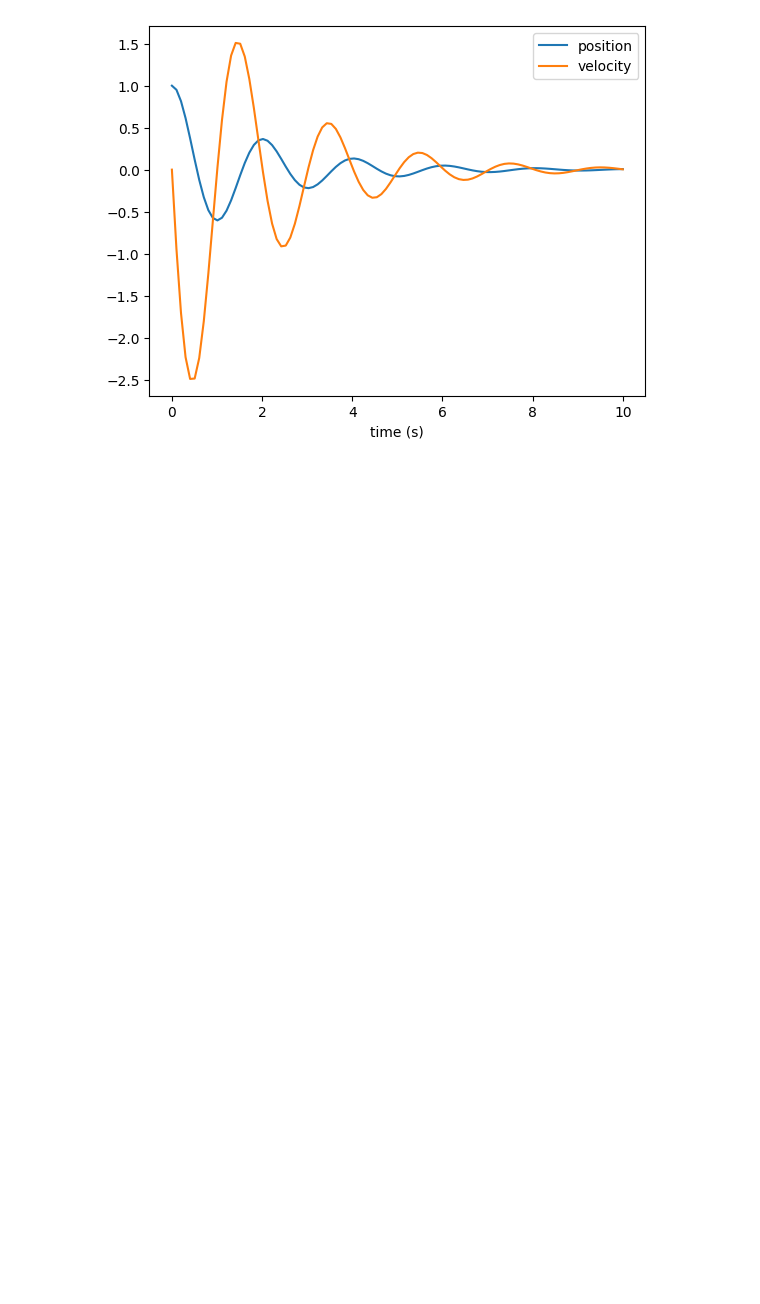
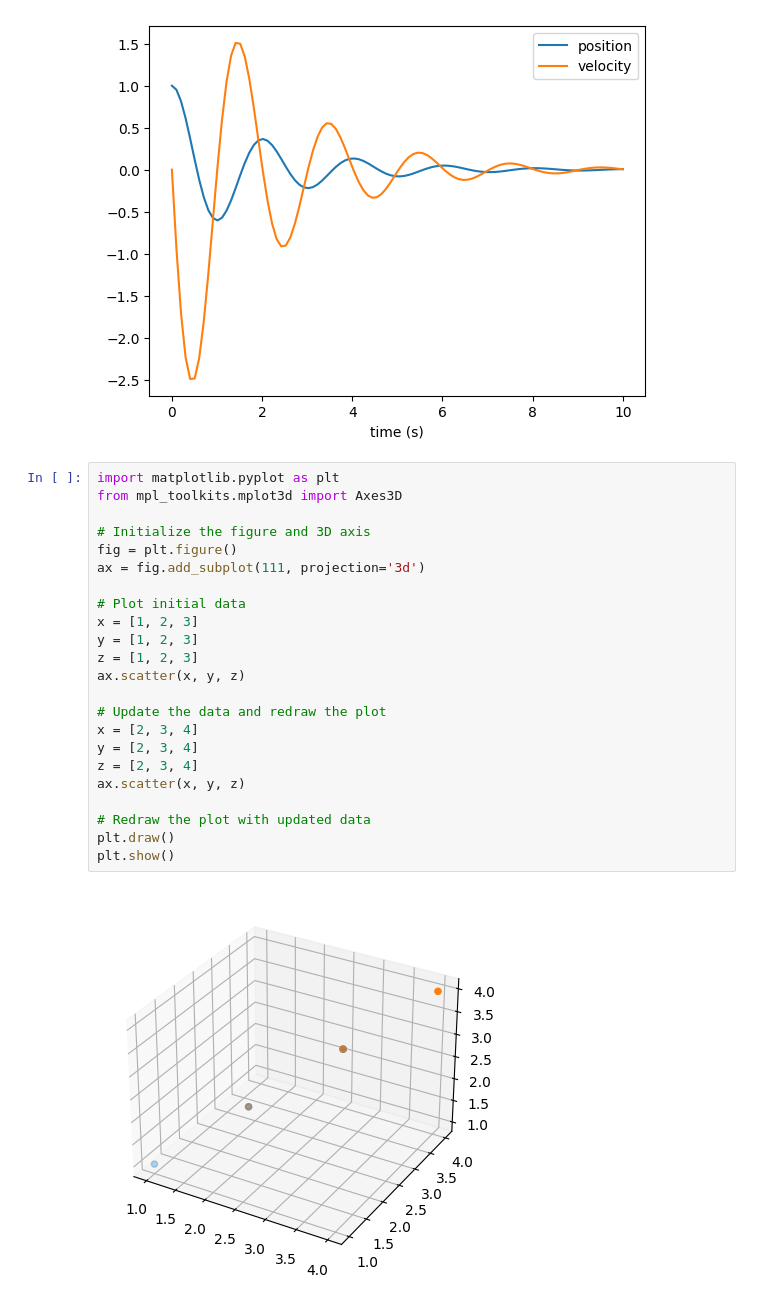
Before and after one commit to dringakn/ROSExamples, a Jupyter notebook: script/mav_modelling.ipynb, the cells around one changed output. Cells and saved outputs as stored; diff of their text form; blank space fills up the shorter version.

```diff
--- a/script/mav_modelling.ipynb
+++ b/script/mav_modelling.ipynb
@@ -111,3 +111,28 @@ plt.xlabel('time (s)')
 plt.show()
 # %% [output]
 [figure]
+# %%
+import matplotlib.pyplot as plt
+from mpl_toolkits.mplot3d import Axes3D
+
+# Initialize the figure and 3D axis
+fig = plt.figure()
+ax = fig.add_subplot(111, projection='3d')
+
+# Plot initial data
+x = [1, 2, 3]
+y = [1, 2, 3]
+z = [1, 2, 3]
+ax.scatter(x, y, z)
+
+# Update the data and redraw the plot
+x = [2, 3, 4]
+y = [2, 3, 4]
+z = [2, 3, 4]
+ax.scatter(x, y, z)
+
+# Redraw the plot with updated data
+plt.draw()
+plt.show()
+# %% [output]
+[figure, added]
```
Also changed, not shown: parts of 1 cell of this notebook, 7 other files.
